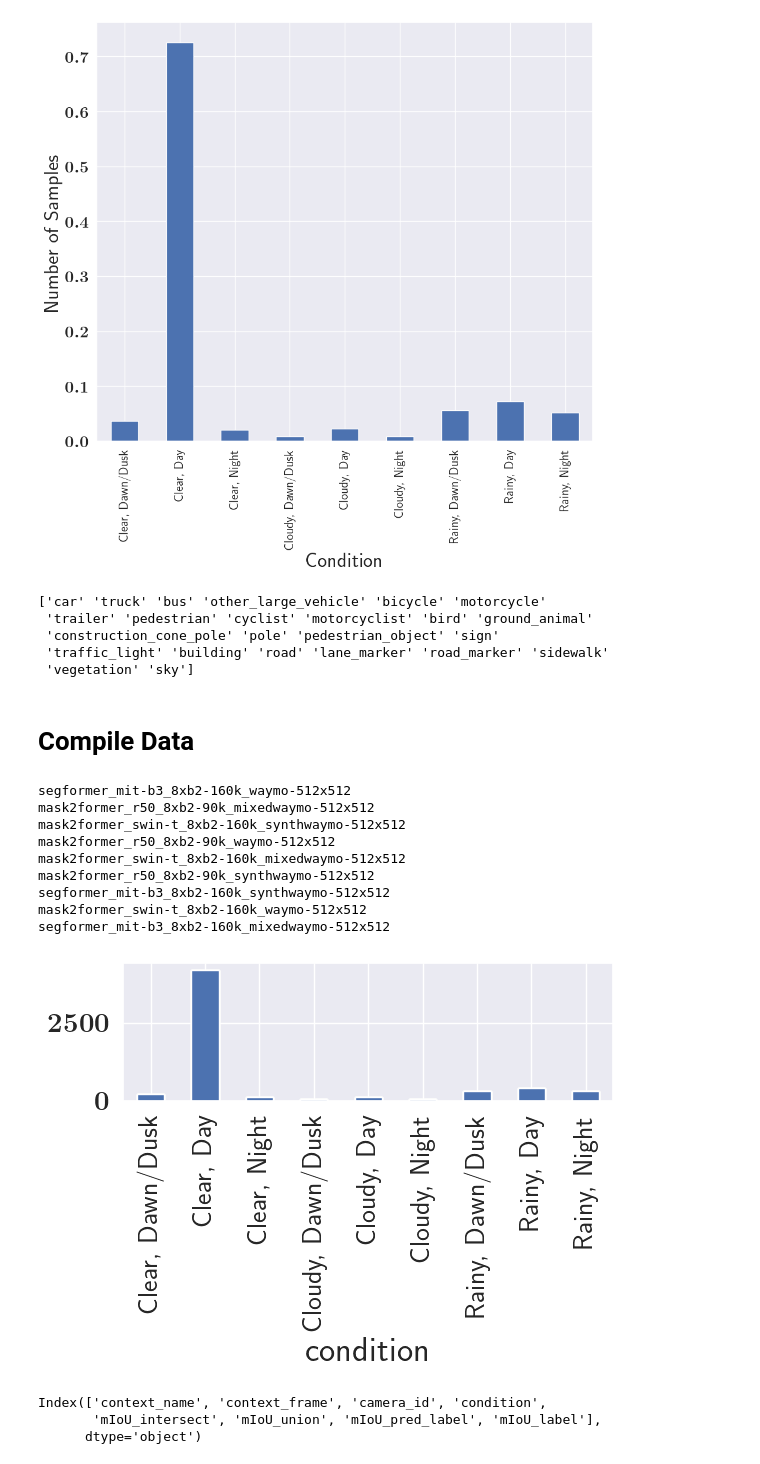
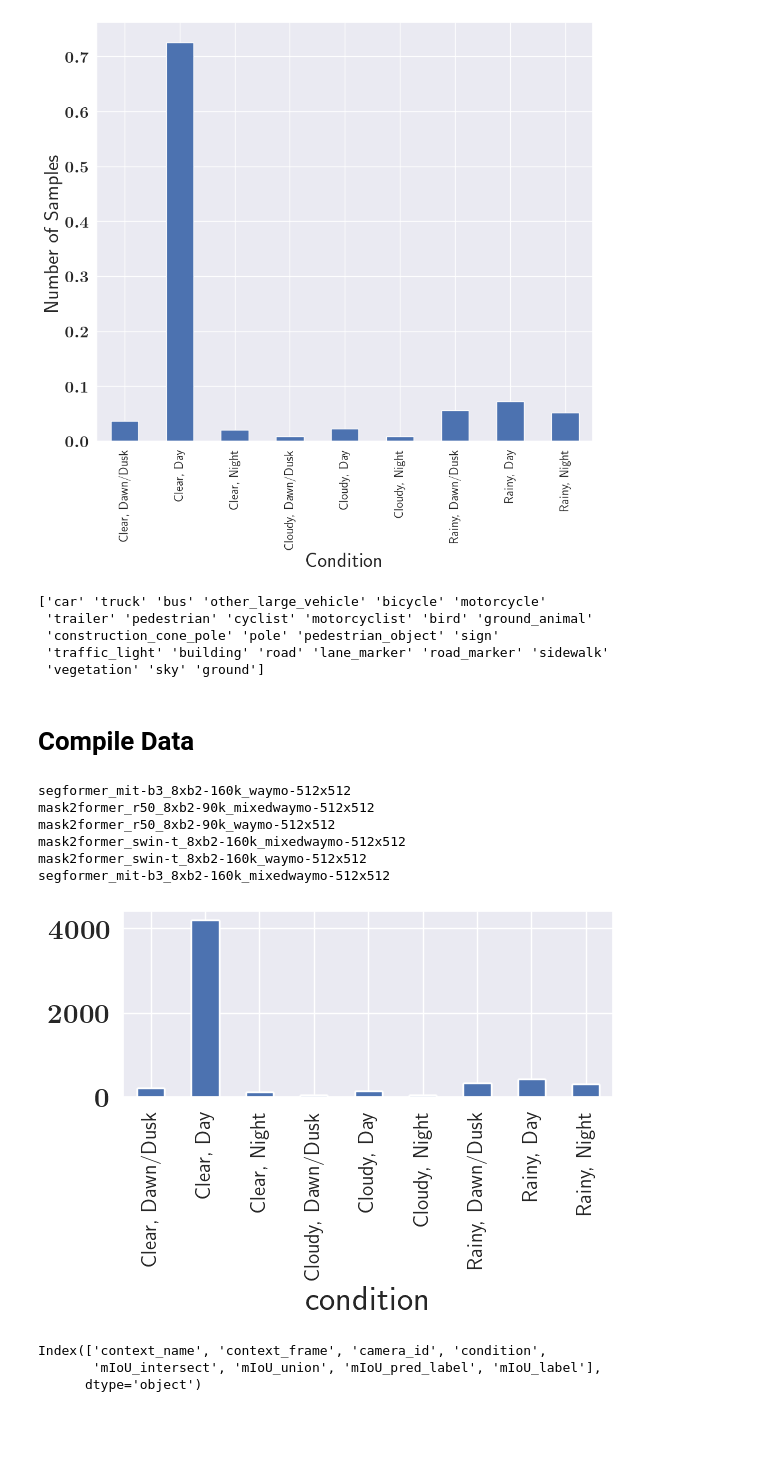
Before and after one commit to UTAustin-SwarmLab/SynDiff-AD, a Jupyter notebook: lang_cond_task_adv_augmentation/avcv/experiments/results.ipynb, the cells around one changed output. Saved outputs shown, nothing was run; the diff lists cells and outputs as text; code cells hidden in the pictures; blank space fills up the shorter version.

```diff
--- a/lang_cond_task_adv_augmentation/avcv/experiments/results.ipynb
+++ b/lang_cond_task_adv_augmentation/avcv/experiments/results.ipynb
@@ -93,14 +94,14 @@ WAYMO_PALLETE = {
             'static': [102, 102, 102]#
         }
 WAYMO_CLASSES = np.array(list(WAYMO_PALLETE.keys()))
-COMPUTE_CLASSES = np.arange(len(WAYMO_CLASSES))[2:-3]
+COMPUTE_CLASSES = np.arange(len(WAYMO_CLASSES))[2:-2]
 print(WAYMO_CLASSES[COMPUTE_CLASSES])
 # %% [output]
 ['car' 'truck' 'bus' 'other_large_vehicle' 'bicycle' 'motorcycle'
  'trailer' 'pedestrian' 'cyclist' 'motorcyclist' 'bird' 'ground_animal'
  'construction_cone_pole' 'pole' 'pedestrian_object' 'sign'
  'traffic_light' 'building' 'road' 'lane_marker' 'road_marker' 'sidewalk'
- 'vegetation' 'sky']
+ 'vegetation' 'sky' 'ground']
 # %% [markdown]
 # Compile Data
 # %%
@@ -129,40 +130,60 @@ def string_to_tensor(tensor_string):
     # Convert the NumPy array to a PyTorch tensor
     tensor = torch.tensor(np_array)
     return tensor
 
 def stack_sum_tensors(series):
     return torch.stack(series, dim=0).sum(dim=0).detach().cpu().numpy()
 
 def mean_metrics(series, class_idx):
     #ignore nans when computing the mean
 
     series[np.isinf(series)] = np.nan
     #print(series[class_idx])
     return np.nanmean(series[class_idx]).item()
 
 def std_metrics(series, class_idx):
     #ignore nans when computing the mean
     series[np.isinf(series)] = np.nan
     return np.nanstd(series[class_idx]).item()
 
-def accumulate(series, class_idx):
+def accumulate(series):
     #ignore nans when computing the mean
     series[np.isinf(series)] = np.nan
     #print(series)
     #Only return the series for class_idx and non nan values
-    series2 = series[class_idx]
-    return series2[~np.isnan(series2)].tolist()
+    return series.tolist()
+
+def per_class_metrics(df_dict):
+
+    # convert data frame to dictionary where keys are the metrics and the values are a list
+    # of numbers corresponding to the performance of each class
+
+    #df_dict = df.to_dict(orient='list')
+    # For each class compute log the mean metrics
+    ret_metrics_class = OrderedDict({
+        ret_metric: np.round(ret_metric_value * 100, 2)
+        for ret_metric, ret_metric_value in df_dict.items()
+    })
+
+    class_table_data = PrettyTable()
+
+
+    ret_metrics_class.update({'Class': WAYMO_CLASSES})
+    ret_metrics_class.move_to_end('Class', last=False)
+
+    for key, val in ret_metrics_class.items():
+        class_table_data.add_column(key, val)
+
+    print('per class results:\n')
+    print('\n' + class_table_data.get_string())
 # %% [output]
 segformer_mit-b3_8xb2-160k_waymo-512x512
 mask2former_r50_8xb2-90k_mixedwaymo-512x512
-mask2former_swin-t_8xb2-160k_synthwaymo-512x512
 mask2former_r50_8xb2-90k_waymo-512x512
 mask2former_swin-t_8xb2-160k_mixedwaymo-512x512
-mask2former_r50_8xb2-90k_synthwaymo-512x512
-segformer_mit-b3_8xb2-160k_synthwaymo-512x512
 mask2former_swin-t_8xb2-160k_waymo-512x512
 segformer_mit-b3_8xb2-160k_mixedwaymo-512x512
-[figure, old version]
+[figure, new version]
 # %%
 MODEL_DATA[list(MODEL_DATA.keys())[0]].columns
 # %% [output]
```
Also changed, not shown: parts of 13 cells of this notebook.
